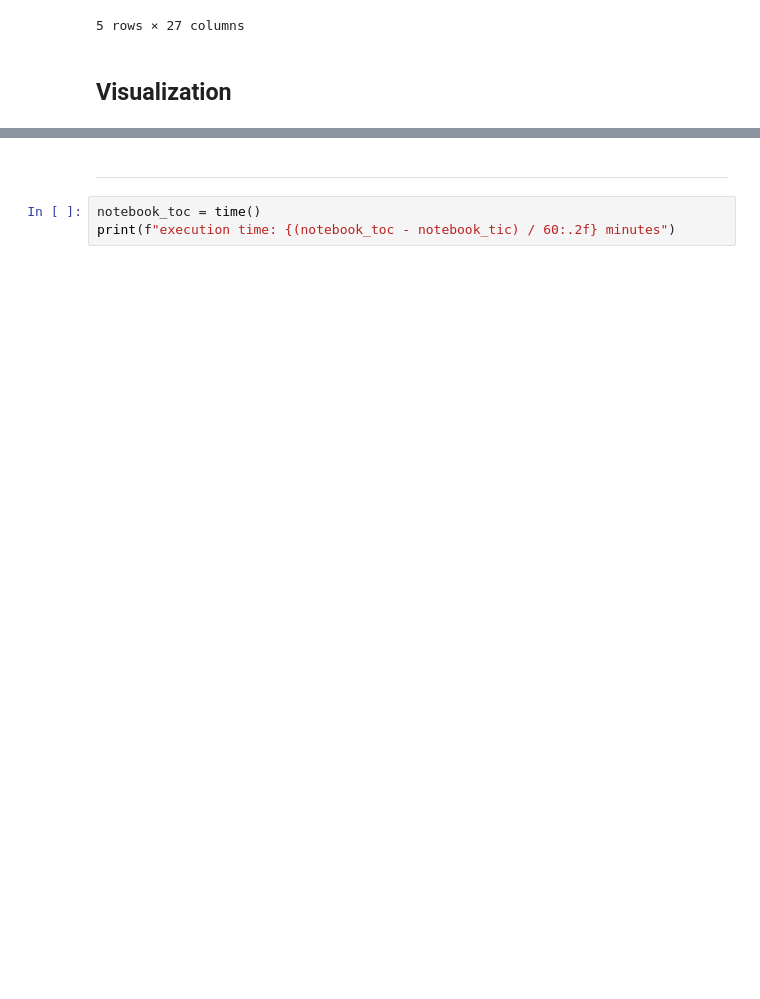
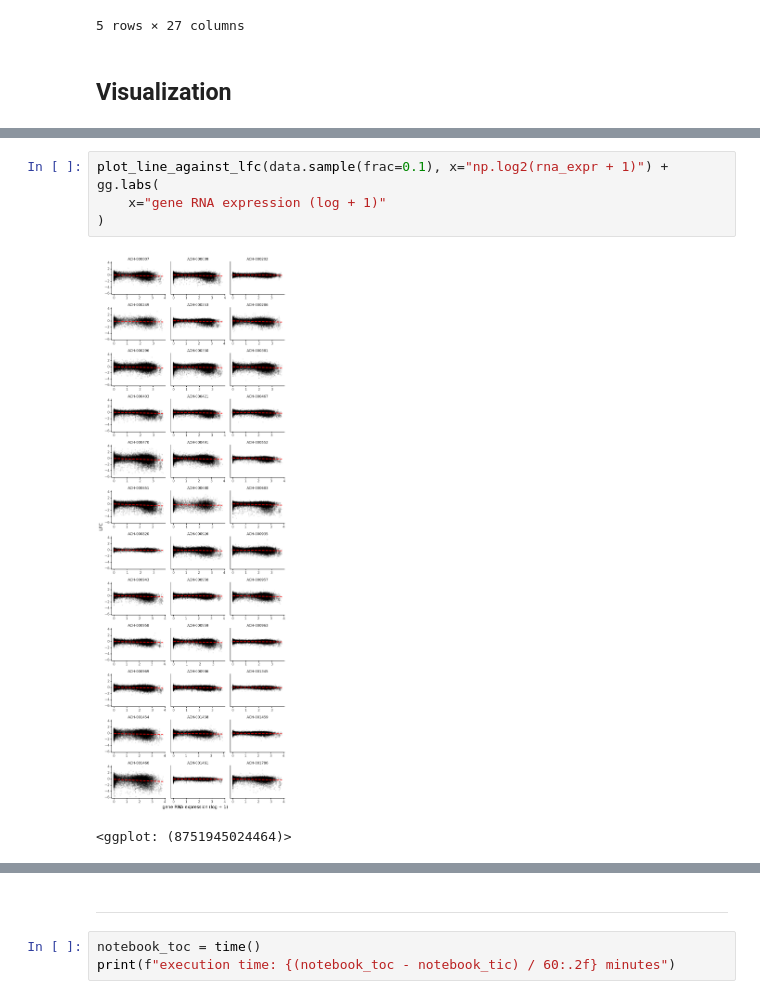
Before and after one commit to Kevin-Haigis-Lab/speclet, a Jupyter notebook: analysis/015_005_exploratory-data-analysis.ipynb, the cells around one changed output, grey strips where cells are left out. Cells and saved outputs as stored; diff of their text form; blank space fills up the shorter version.

```diff
--- a/analysis/015_005_exploratory-data-analysis.ipynb
+++ b/analysis/015_005_exploratory-data-analysis.ipynb
@@ -119,0 +129,7 @@ gene_summary = gene_summary.assign(
+# %%
+plot_line_against_lfc(data.sample(frac=0.1), x="np.log2(rna_expr + 1)") + gg.labs(
+    x="gene RNA expression (log + 1)"
+)
+# %% [output]
+[figure, added]
+<ggplot: (8751945024464)>
```
Also changed, not shown: parts of 11 cells of this notebook.
